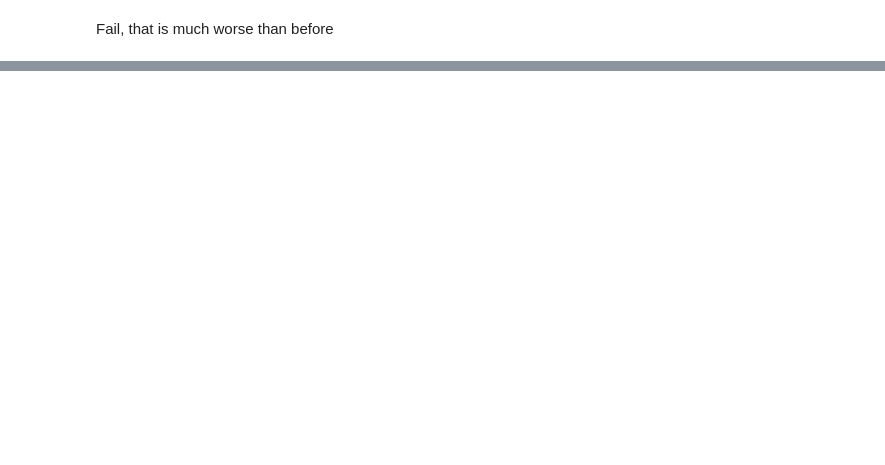
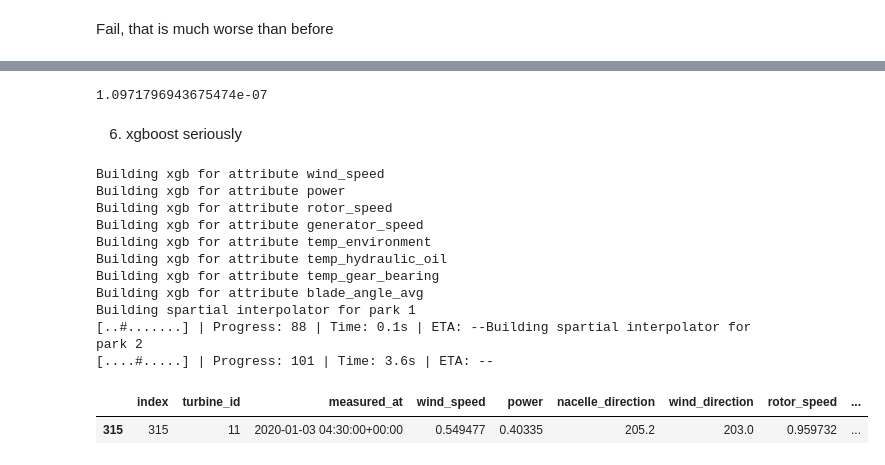
Before and after one commit to DZuercher/Datathlon2022, a Jupyter notebook: missing/explore_missing_data.ipynb, the cells around one changed output, grey strips where cells are left out. Cells and saved outputs as stored; diff of their text form; code cells hidden in the pictures; blank space fills up the shorter version.

```diff
--- a/missing/explore_missing_data.ipynb
+++ b/missing/explore_missing_data.ipynb
@@ -137,0 +276,7 @@ Fail, that is much worse than before
+# %%
+prediction = np.zeros((X_test.shape[0],8))
+import frogress
+for ix, x in frogress.bar(enumerate(X_test)):
+    close_turbines = np.isclose(X, x)
+    pred = np.mean(Y[close_turbines.ravel(), :], axis=0)
+    prediction[ix] = pred
@@ -137,0 +302,7 @@ Fail, that is much worse than before
+# %%
+ids = np.where(data_full['turbine_id'] == 11)[0]
+data_train = data_full.loc[ids]
+# X = np.asarray(data_train['date']).reshape(-1, 1)
+Y = np.asarray(data_train[['wind_speed', 'power', 'rotor_speed', 'generator_speed', 'temp_environment', 'temp_hydraulic_oil', 'temp_gear_bearing', 'blade_angle_avg']])
+transformer = Normalizer().fit(Y)
+Y = transformer.transform(Y)
@@ -137,0 +335,14 @@ Fail, that is much worse than before
+# %%
+from sklearn.model_selection import train_test_split
+
+X_train, X_test, y_train, y_test = train_test_split(X, Y, test_size=0.5, random_state=42)
+# %%
+xgb=XGBRegressor()
+#params={"n_estimators":[4,8,16,32,64,128,256,512], "max_depth":[4,6,8,10,20,30,50],"learning_rate":[0.2,0.5,0.9],
+#       "reg_lambda":[0,0.1,0.01]}
+params={"n_estimators":[100], "max_depth":[6],"learning_rate":[0.5],
+       "reg_lambda":[0.1]}
+
+xgb_cv=GridSearchCV(xgb,params, cv=10)
+
+xgb_cv.fit(X_train, y_train)
@@ -137,0 +370,6 @@ Fail, that is much worse than before
+# %%
+np.mean((y_test - xgb_cv.predict(X_test))**2)
+# %% [output]
+1.0971796943675474e-07
+# %% [markdown]
+6) xgboost seriously
@@ -137,0 +495,19 @@ Fail, that is much worse than before
+# %%
+sib = SIB(debug=True)
+sib.train_xgb(data_full)
+sib.train_spartial(data_miss)
+sib.predict(data_miss.iloc[315])
+# %% [output]
+Building xgb for attribute wind_speed
+Building xgb for attribute power
+Building xgb for attribute rotor_speed
+Building xgb for attribute generator_speed
+Building xgb for attribute temp_environment
+Building xgb for attribute temp_hydraulic_oil
+Building xgb for attribute temp_gear_bearing
+Building xgb for attribute blade_angle_avg
+Building spartial interpolator for park 1
+[..#.......] | Progress: 88 | Time: 0.1s | ETA: --Building spartial interpolator for park 2
+[....#.....] | Progress: 101 | Time: 3.6s | ETA: --
+|  | index | turbine_id | measured_at | wind_speed | power | nacelle_direction | wind_direction | rotor_speed | ... |
+| 315 | 315 | 11 | 2020-01-03 04:30:00+00:00 | 0.549477 | 0.40335 | 205.2 | 203.0 | 0.959732 | ... |
```
Also changed, not shown: parts of 26 cells of this notebook.
